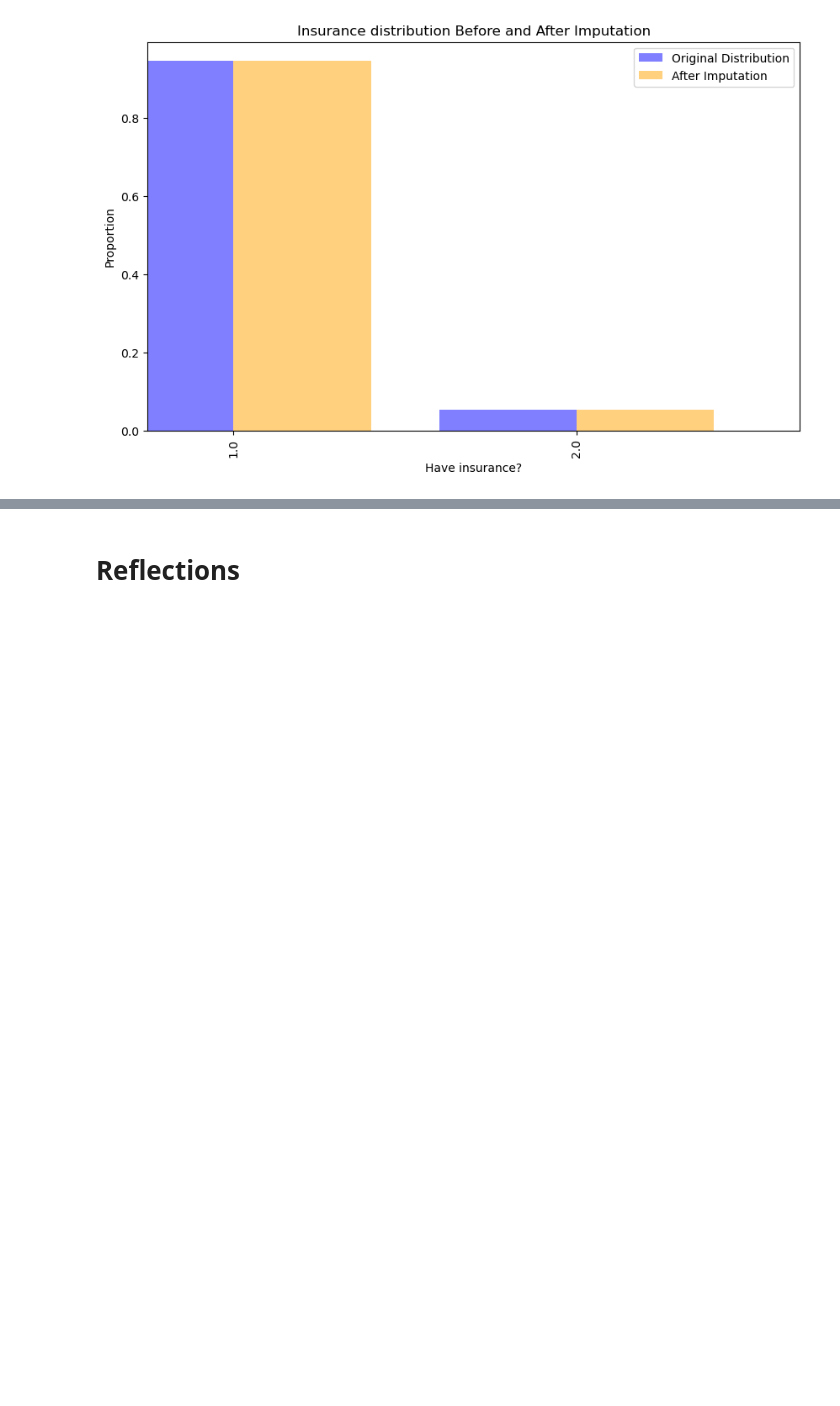
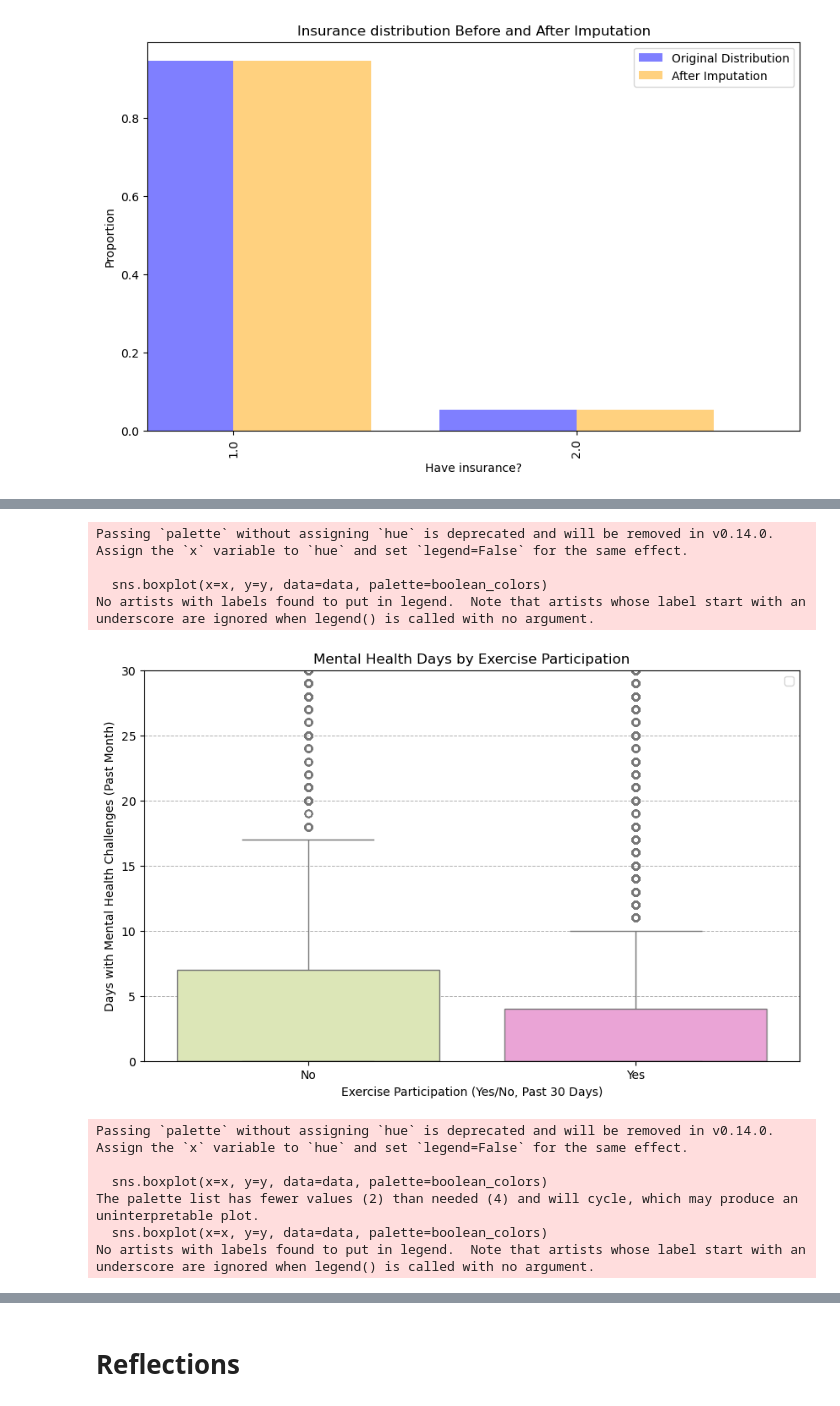
Before and after one commit to cs418-fa24/project-check-in-team-10, a Jupyter notebook: ProgressReport.ipynb, the cells around one changed output, grey strips where cells are left out. Drawn from its saved outputs; the diff is of its cells as text; code cells hidden in the pictures; blank space fills up the shorter version.

```diff
--- a/ProgressReport.ipynb
+++ b/ProgressReport.ipynb
@@ -589,0 +768,19 @@ df.to_csv('imputed_data.csv', index=False)
+# %%
+selected_colors = [
+    "#FFEA85",  # Pineapple Soda
+    "#F698DB",  # Berry Pop
+    "#E1EEAF",  # Palm Leaf
+    "#FFD3E4",  # Cherry Blossom
+    "#92D1FF",  # Pool Day
+    "#FFD058",  # Lemonade Stand
+    "#AFDFEE",  # Blue Lagoon
+    "#FFBDB4",  # Peach Smoothie
+    "#F1EBE4",  # Coconut Milk
+    "#F72967",  # Raspberry Sorbet
+    "#4BC6D7",  # Splish Splash
+    "#BCACDD"   # Fresh Lavender
+]
+
+boolean_colors = ["#E1EEAF", "#F698DB"]
+
+color_palette = dict(zip(genhlth_order, selected_colors))
@@ -589,0 +887,57 @@ df.to_csv('imputed_data.csv', index=False)
+# %%
+# Smoking Values
+#    1. Current smoker - now smokes every day
+#    2. Current smoker - now smokes some days
+#    3. Former smoker
+#    4. Never smoked
+
+def enhanced_boxplot(data, x, y, title, xlabel, ylabel, palette=None):
+    plt.figure(figsize=(10, 6))
+    sns.boxplot(x=x, y=y, data=data, palette=boolean_colors)
+
+    # Set y-axis limits if desired
+    plt.ylim(0, 30)
+
+    # Add grid, title, labels, and legend
+    plt.grid(axis='y', linestyle='--', linewidth=0.7)
+    plt.title(title)
+    plt.xlabel(xlabel)
+    plt.ylabel(ylabel)
+    plt.legend()
+
+    plt.show()
+
+
+# Plot for Exercise Participation
+enhanced_boxplot(
+    data=cleaned_df,
+    x='_TOTINDA',
+    y='MENTHLTH',
+    title='Mental Health Days by Exercise Participation',
+    xlabel='Exercise Participation (Yes/No, Past 30 Days)',
+    ylabel='Days with Mental Health Challenges (Past Month)',
+    palette=selected_colors
+)
+
+# Plot for Smoking Status
+enhanced_boxplot(
+    data=cleaned_df,
+    x='_SMOKER3',
+    y='MENTHLTH',
+    title='Mental Health Days by Smoking Status',
+    xlabel='Smoking Status',
+    ylabel='Days with Mental Health Challenges (Past Month)',
+    palette=selected_colors
+)
+# %% [output]
+Passing `palette` without assigning `hue` is deprecated and will be removed in v0.14.0. Assign the `x` variable to `hue` and set `legend=False` for the same effect.
+
+  sns.boxplot(x=x, y=y, data=data, palette=boolean_colors)
+No artists with labels found to put in legend.  Note that artists whose label start with an underscore are ignored when legend() is called with no argument.
+[figure, added]
+Passing `palette` without assigning `hue` is deprecated and will be removed in v0.14.0. Assign the `x` variable to `hue` and set `legend=False` for the same effect.
+
+  sns.boxplot(x=x, y=y, data=data, palette=boolean_colors)
+The palette list has fewer values (2) than needed (4) and will cycle, which may produce an uninterpretable plot.
+  sns.boxplot(x=x, y=y, data=data, palette=boolean_colors)
+No artists with labels found to put in legend.  Note that artists whose label start with an underscore are ignored when legend() is called with no argument.
```
Also changed, not shown: parts of 26 cells of this notebook, 2 other files.
